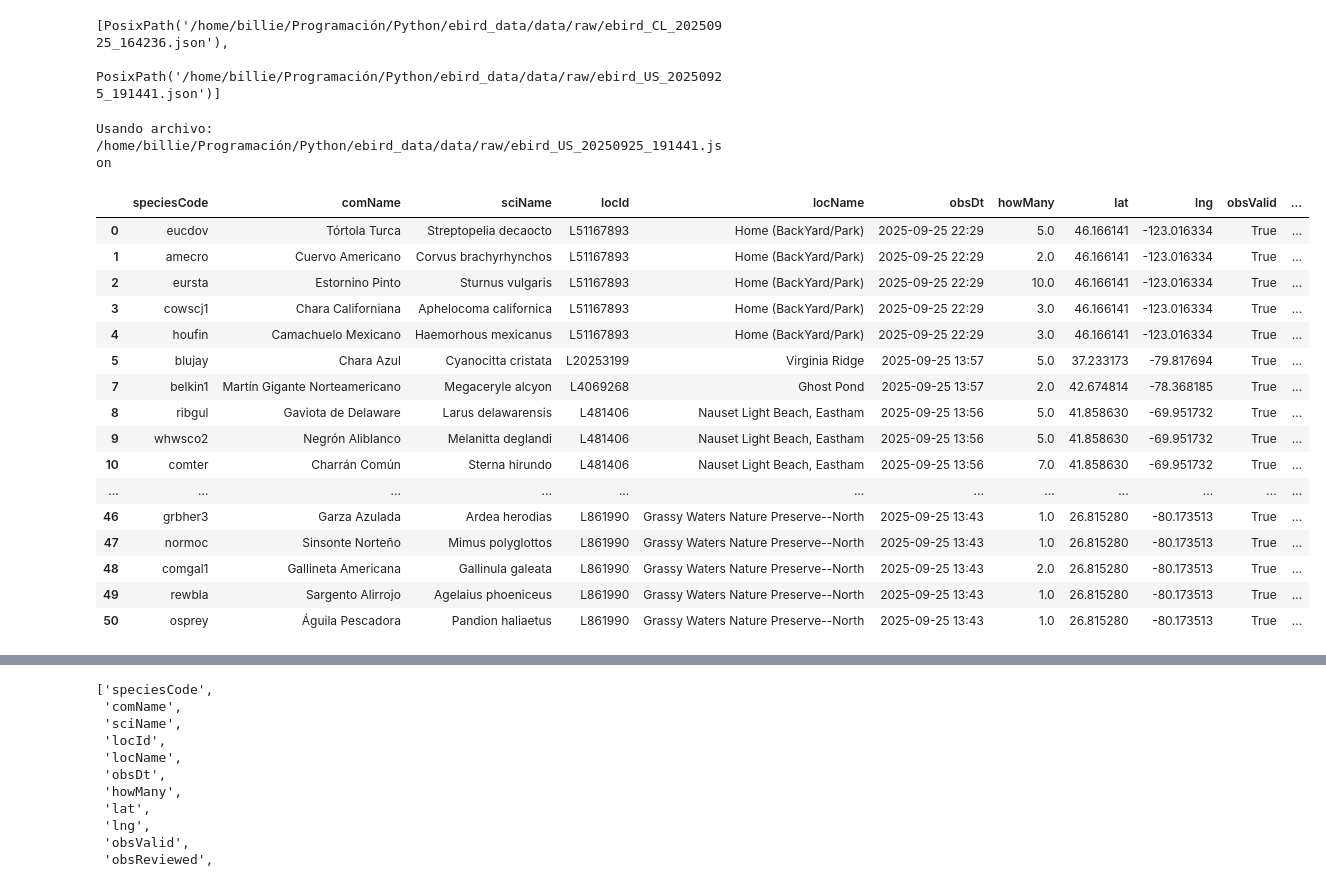
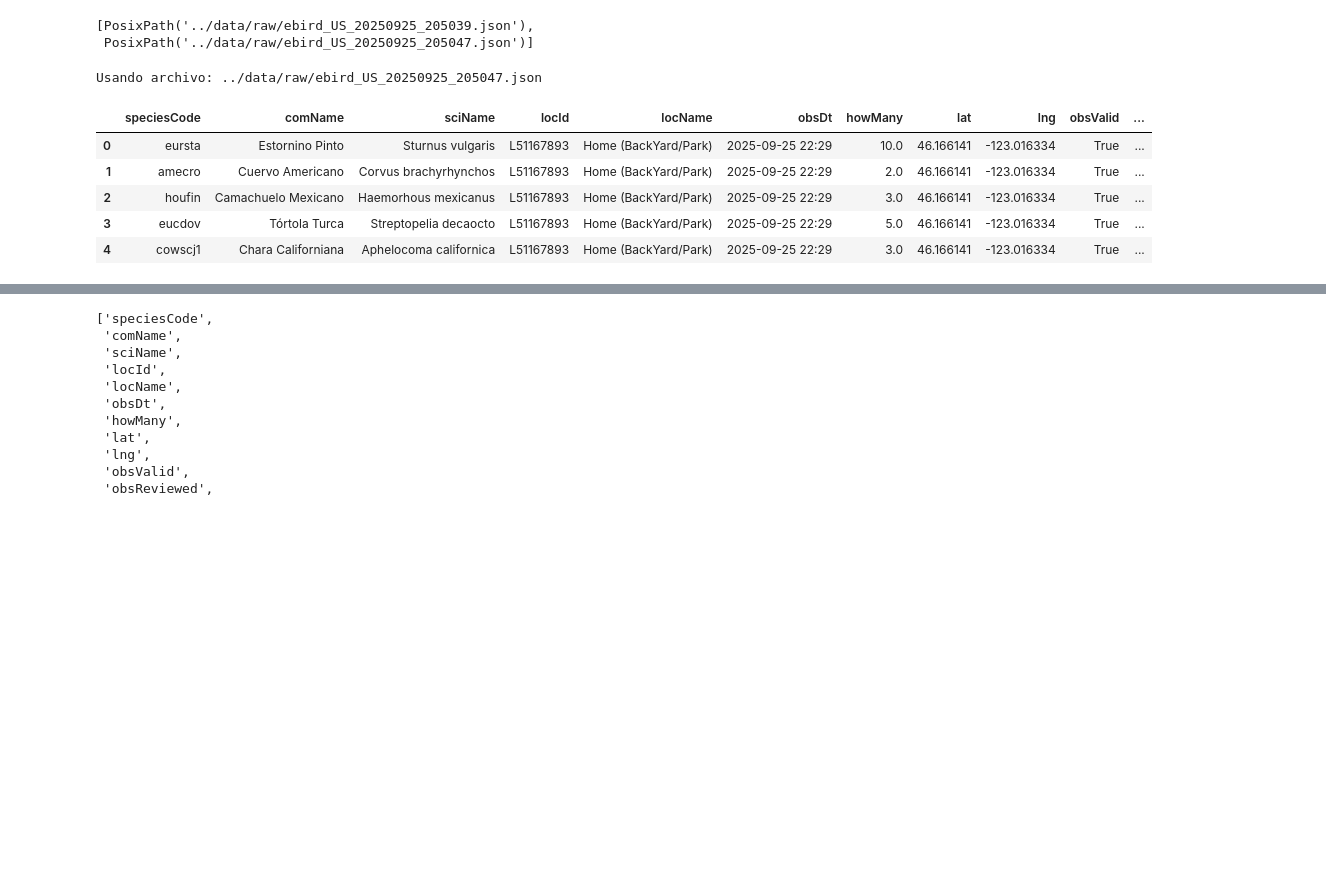
Before and after one commit to Rominaraya/ebird-data-pipeline, a Jupyter notebook: notebooks/exploration.ipynb, the cells around one changed output, grey strips where cells are left out. Cells and saved outputs as stored; diff of their text form; code cells hidden in the pictures; blank space fills up the shorter version.

```diff
--- a/notebooks/exploration.ipynb
+++ b/notebooks/exploration.ipynb
@@ -4,11 +4,12 @@ import pandas as pd
 from pathlib import Path
 # %%
 # Listar archivos JSON en data/raw
+RAW_DATA_DIR = Path("../data/raw")
 raw_files = sorted(RAW_DATA_DIR.glob("*.json"))
 raw_files[-5:]
 # %% [output]
-[PosixPath('/home/billie/Programación/Python/ebird_data/data/raw/ebird_CL_20250925_164236.json'),
- PosixPath('/home/billie/Programación/Python/ebird_data/data/raw/ebird_US_20250925_191441.json')]
+[PosixPath('../data/raw/ebird_US_20250925_205039.json'),
+ PosixPath('../data/raw/ebird_US_20250925_205047.json')]
 # %%
 # Tomar el último archivo crudo
 latest_file = raw_files[-1]
@@ -17,31 +18,20 @@ with open(latest_file, "r", encoding="utf-8") as f:
     raw_data = json.load(f)
 df = pd.DataFrame(raw_data)
 # %% [output]
-Usando archivo: /home/billie/Programación/Python/ebird_data/data/raw/ebird_US_20250925_191441.json
+Usando archivo: ../data/raw/ebird_US_20250925_205047.json
 # %%
 NOTEBOOK_DIR = Path().resolve()
 BASE_DIR = NOTEBOOK_DIR.parent
 RAW_DATA_DIR = BASE_DIR / "data" / "raw"
 # %%
 # Primeras filas
-df.head(50)
+df.head(5)
 # %% [output]
 |  | speciesCode | comName | sciName | locId | locName | obsDt | howMany | lat | lng | obsValid | ... |
-| 0 | eucdov | Tórtola Turca | Streptopelia decaocto | L51167893 | Home (BackYard/Park) | 2025-09-25 22:29 | 5.0 | 46.166141 | -123.016334 | True | ... |
+| 0 | eursta | Estornino Pinto | Sturnus vulgaris | L51167893 | Home (BackYard/Park) | 2025-09-25 22:29 | 10.0 | 46.166141 | -123.016334 | True | ... |
 | 1 | amecro | Cuervo Americano | Corvus brachyrhynchos | L51167893 | Home (BackYard/Park) | 2025-09-25 22:29 | 2.0 | 46.166141 | -123.016334 | True | ... |
-| 2 | eursta | Estornino Pinto | Sturnus vulgaris | L51167893 | Home (BackYard/Park) | 2025-09-25 22:29 | 10.0 | 46.166141 | -123.016334 | True | ... |
-| 3 | cowscj1 | Chara Californiana | Aphelocoma californica | L51167893 | Home (BackYard/Park) | 2025-09-25 22:29 | 3.0 | 46.166141 | -123.016334 | True | ... |
-| 4 | houfin | Camachuelo Mexicano | Haemorhous mexicanus | L51167893 | Home (BackYard/Park) | 2025-09-25 22:29 | 3.0 | 46.166141 | -123.016334 | True | ... |
-| 5 | blujay | Chara Azul | Cyanocitta cristata | L20253199 | Virginia Ridge | 2025-09-25 13:57 | 5.0 | 37.233173 | -79.817694 | True | ... |
-| 7 | belkin1 | Martín Gigante Norteamericano | Megaceryle alcyon | L4069268 | Ghost Pond | 2025-09-25 13:57 | 2.0 | 42.674814 | -78.368185 | True | ... |
-| 8 | ribgul | Gaviota de Delaware | Larus delawarensis | L481406 | Nauset Light Beach, Eastham | 2025-09-25 13:56 | 5.0 | 41.858630 | -69.951732 | True | ... |
-| 9 | whwsco2 | Negrón Aliblanco | Melanitta deglandi | L481406 | Nauset Light Beach, Eastham | 2025-09-25 13:56 | 5.0 | 41.858630 | -69.951732 | True | ... |
-| 10 | comter | Charrán Común | Sterna hirundo | L481406 | Nauset Light Beach, Eastham | 2025-09-25 13:56 | 7.0 | 41.858630 | -69.951732 | True | ... |
-| ... | ... | ... | ... | ... | ... | ... | ... | ... | ... | ... | ... |
-| 46 | grbher3 | Garza Azulada | Ardea herodias | L861990 | Grassy Waters Nature Preserve--North | 2025-09-25 13:43 | 1.0 | 26.815280 | -80.173513 | True | ... |
-| 47 | normoc | Sinsonte Norteño | Mimus polyglottos | L861990 | Grassy Waters Nature Preserve--North | 2025-09-25 13:43 | 1.0 | 26.815280 | -80.173513 | True | ... |
-| 48 | comgal1 | Gallineta Americana | Gallinula galeata | L861990 | Grassy Waters Nature Preserve--North | 2025-09-25 13:43 | 2.0 | 26.815280 | -80.173513 | True | ... |
-| 49 | rewbla | Sargento Alirrojo | Agelaius phoeniceus | L861990 | Grassy Waters Nature Preserve--North | 2025-09-25 13:43 | 1.0 | 26.815280 | -80.173513 | True | ... |
-| 50 | osprey | Águila Pescadora | Pandion haliaetus | L861990 | Grassy Waters Nature Preserve--North | 2025-09-25 13:43 | 1.0 | 26.815280 | -80.173513 | True | ... |
+| 2 | houfin | Camachuelo Mexicano | Haemorhous mexicanus | L51167893 | Home (BackYard/Park) | 2025-09-25 22:29 | 3.0 | 46.166141 | -123.016334 | True | ... |
+| 3 | eucdov | Tórtola Turca | Streptopelia decaocto | L51167893 | Home (BackYard/Park) | 2025-09-25 22:29 | 5.0 | 46.166141 | -123.016334 | True | ... |
+| 4 | cowscj1 | Chara Californiana | Aphelocoma californica | L51167893 | Home (BackYard/Park) | 2025-09-25 22:29 | 3.0 | 46.166141 | -123.016334 | True | ... |
 # %%
 # últimas filas
```
Also changed, not shown: parts of 11 cells of this notebook.
